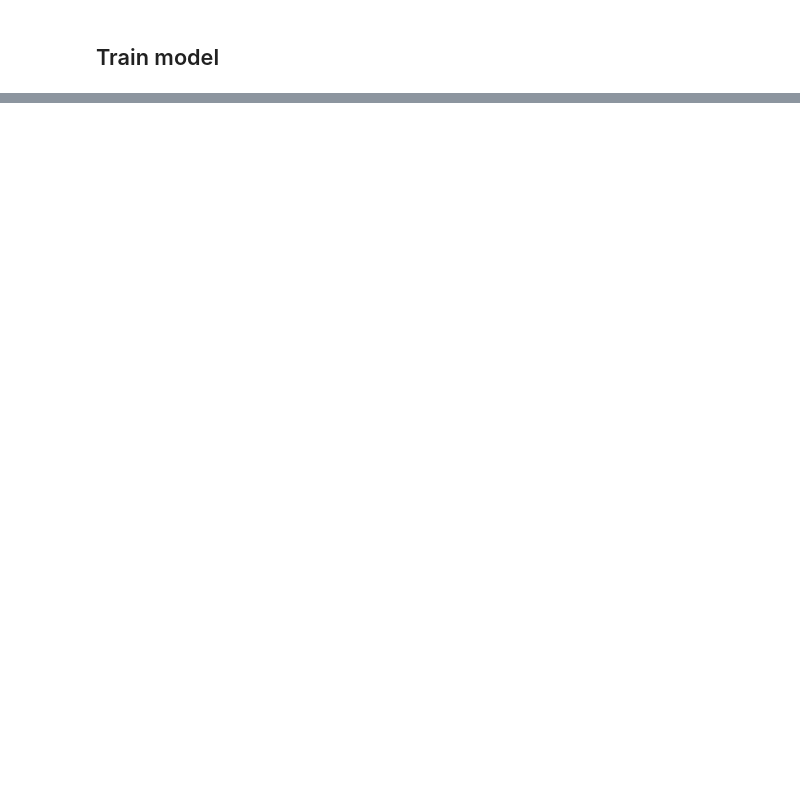
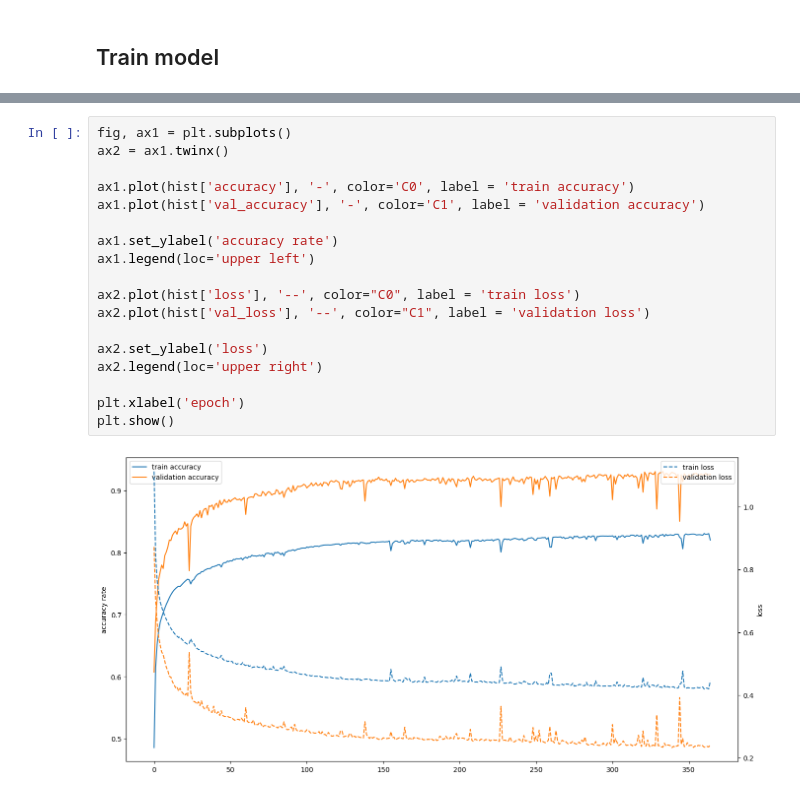
Before and after one commit to Covid-genetikai/seq2seq, a Jupyter notebook: notebooks/13-ncbi-gru-att-batch-training.ipynb, the cells around one changed output, grey strips where cells are left out. Drawn from its saved outputs; the diff is of its cells as text; blank space fills up the shorter version.

```diff
--- a/notebooks/13-ncbi-gru-att-batch-training.ipynb
+++ b/notebooks/13-ncbi-gru-att-batch-training.ipynb
@@ -221 +305,21 @@ Epoch 131/500
+# %%
+fig, ax1 = plt.subplots()
+ax2 = ax1.twinx()
+
+ax1.plot(hist['accuracy'], '-', color='C0', label = 'train accuracy')
+ax1.plot(hist['val_accuracy'], '-', color='C1', label = 'validation accuracy')
+
+ax1.set_ylabel('accuracy rate')
+ax1.legend(loc='upper left')
+
+ax2.plot(hist['loss'], '--', color="C0", label = 'train loss')
+ax2.plot(hist['val_loss'], '--', color="C1", label = 'validation loss')
+
+ax2.set_ylabel('loss')
+ax2.legend(loc='upper right')
+
+plt.xlabel('epoch')
+plt.show()
+# %% [output]
+[figure, added]
 # %%
```
Also changed, not shown: parts of 24 cells of this notebook, 10 other files.
